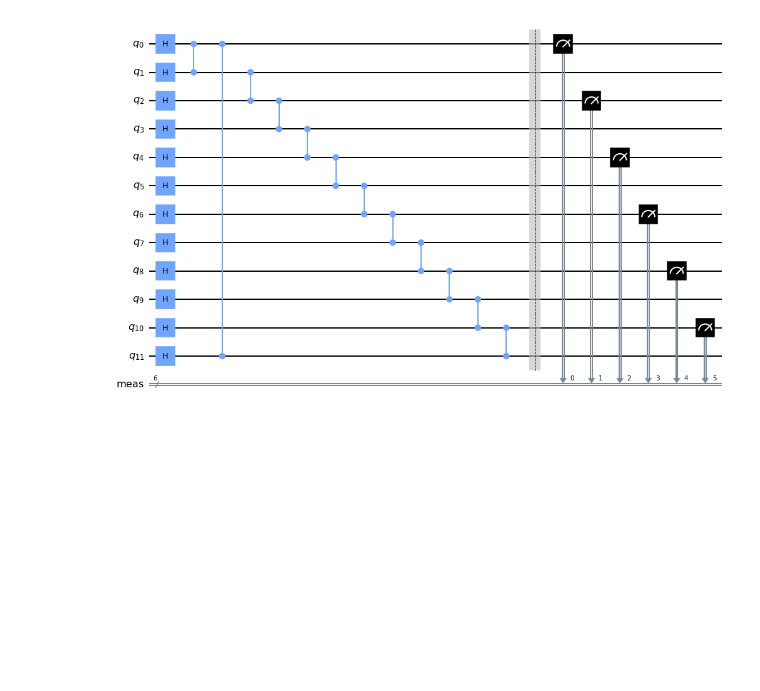
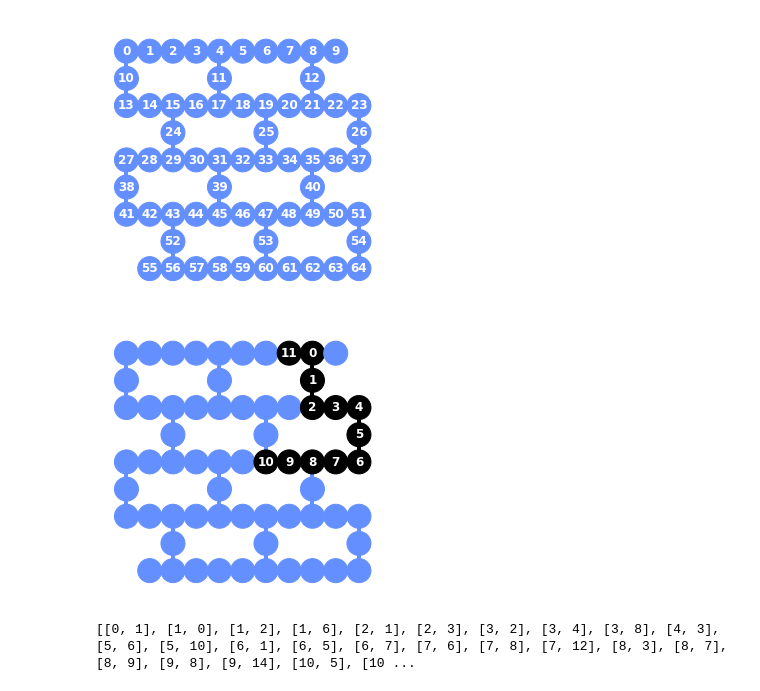
Before and after one commit to czachow/qiskit-terra, a Jupyter notebook: research/exp_test.ipynb, the cells around one changed output. Drawn from its saved outputs; the diff is of its cells as text; code cells hidden in the pictures; blank space fills up the shorter version.

Commit message:
small changes to cspwcr and related files

```diff
--- a/research/exp_test.ipynb
+++ b/research/exp_test.ipynb
@@ -5,5 +10,0 @@ from exp.circuit_generators import graphstate_manhatten_ring_hm
-# %%
-circuit = graphstate_manhatten_ring_hm()
-circuit.draw("mpl")
-# %% [output]
-[figure, removed]
@@ -9,0 +24,5 @@ circuit.draw("mpl")
+# %%
+circuit = graphstate_complete(12)
+backend = FakeManhattan()
+# %% [output]
+[figure, added]
@@ -9,0 +31,9 @@ circuit.draw("mpl")
+# %%
+layout_on_circuit(circuit, CSPWCRLayout, backend, seed=42, relaxation_limit=66)
+# %% [output]
+[figure, added]
+# %%
+backend = FakeBoeblingen()
+print(backend.configuration().coupling_map)
+# %% [output]
+[[0, 1], [1, 0], [1, 2], [1, 6], [2, 1], [2, 3], [3, 2], [3, 4], [3, 8], [4, 3], [5, 6], [5, 10], [6, 1], [6, 5], [6, 7], [7, 6], [7, 8], [7, 12], [8, 3], [8, 7], [8, 9], [9, 8], [9, 14], [10, 5], [10 ...
```
Also changed, not shown: parts of 11 cells of this notebook, 3 other files.
